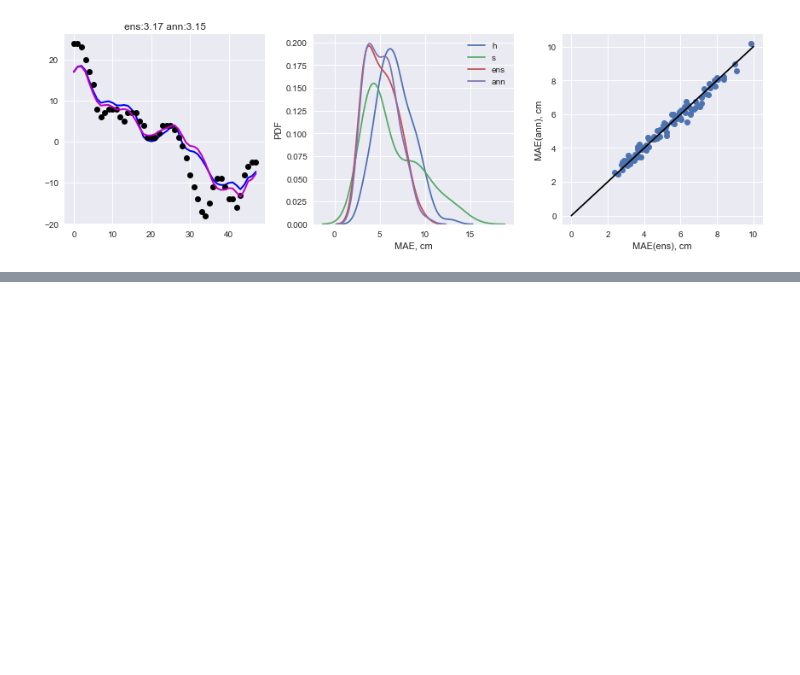
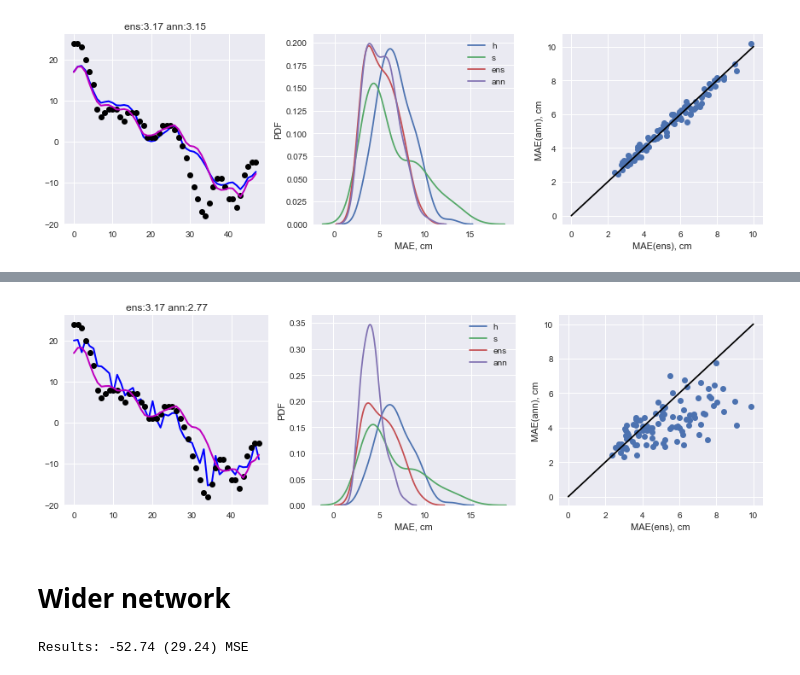
Before and after one commit to iterater/ensemble-forecasting, a Jupyter notebook: ipynb/Testing keras.ipynb, the cells around one changed output, grey strips where cells are left out. Saved outputs shown, nothing was run; the diff lists cells and outputs as text; code cells hidden in the pictures; blank space fills up the shorter version.

```diff
--- a/ipynb/Testing keras.ipynb
+++ b/ipynb/Testing keras.ipynb
@@ -175,0 +261,3 @@ plt.tight_layout()
+# %%
+estimator.fit(X, Y)
+estimator.model.summary()
@@ -175,0 +278,49 @@ plt.tight_layout()
+# %%
+q = 50
+predicted = estimator.predict(X)
+plt.figure(figsize=(12,4))
+plt.subplot(131)
+plt.plot(predicted[q], 'b-', linewidth=2, label='ann')
+plt.plot(m_fc[q], 'ko')
+plt.plot(ens[q], 'm-', linewidth=2, label='ens')
+plt.title('ens:{0:.2f} ann:{1:.2f}'.format(np.mean(np.abs(ens[q] - m_fc[q])), np.mean(np.abs(predicted[q] - m_fc[q]))))
+plt.subplot(132)
+sns.kdeplot(np.mean(np.abs(h - m_fc), axis=1), label='h')
+sns.kdeplot(np.mean(np.abs(s - m_fc), axis=1), label='s')
+sns.kdeplot(np.mean(np.abs(ens - m_fc), axis=1), label='ens')
+sns.kdeplot(np.mean(np.abs(predicted - m_fc), axis=1), label='ann')
+plt.xlabel('MAE, cm')
+plt.ylabel('PDF')
+plt.subplot(133)
+plt.plot(np.mean(np.abs(ens - m_fc), axis=1), np.mean(np.abs(predicted - m_fc), axis=1), 'o')
+plt.plot([0,10], [0,10], 'k-')
+plt.xlabel('MAE(ens), cm')
+plt.ylabel('MAE(ann), cm')
+plt.tight_layout()
+# %% [output]
+[figure, added]
+# %% [markdown]
+# Wider network
+# %%
+def whole_fc_ann_ensemble():
+    model = Sequential()
+    model.add(Dense(units=T*4, kernel_initializer='normal', activation='relu', input_dim=T*2))
+    model.add(Dense(units=T, kernel_initializer='normal'))
+    model.compile(loss='mean_squared_error', optimizer='adam')
+    return model
+X = np.hstack((h, s))
+Y = m_fc
+# for e in range(10,101,10):
+# Results (e: 10): -67.10 (46.96) MSE
+# Results (e: 20): -56.83 (29.00) MSE
+# Results (e: 30): -53.41 (28.03) MSE
+# Results (e: 40): -57.66 (31.38) MSE
+seed = 7
+np.random.seed(seed)
+# epochs and batch_size tuned manually
+estimator = KerasRegressor(build_fn=whole_fc_ann_ensemble, epochs=20, batch_size=10, verbose=0)
+kfold = KFold(n_splits=10, random_state=seed)
+results = cross_val_score(estimator, X, Y, cv=kfold)
+print("Results: %.2f (%.2f) MSE" % (results.mean(), results.std()))
+# %% [output]
+Results: -52.74 (29.24) MSE
```
Also changed, not shown: parts of 10 cells of this notebook.
